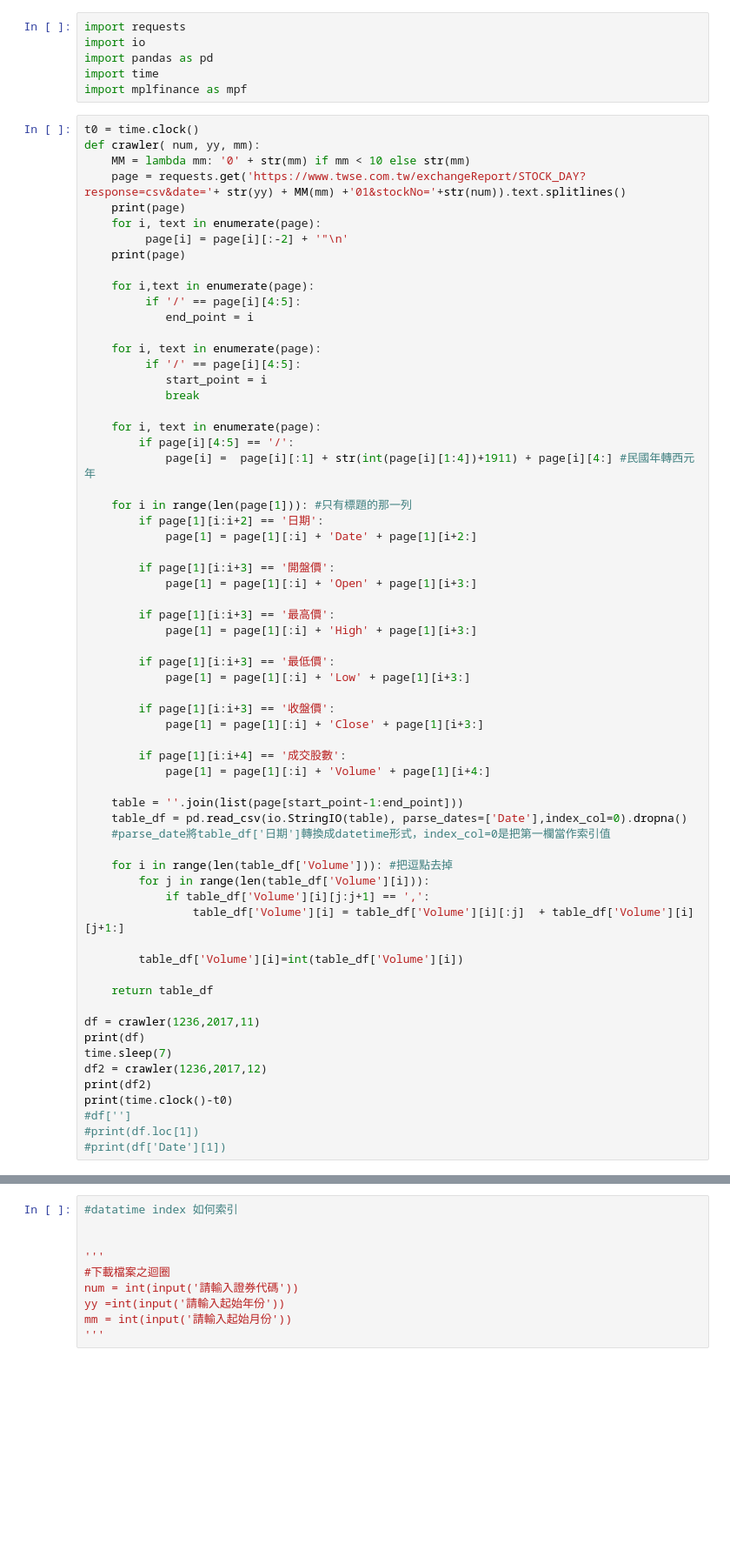
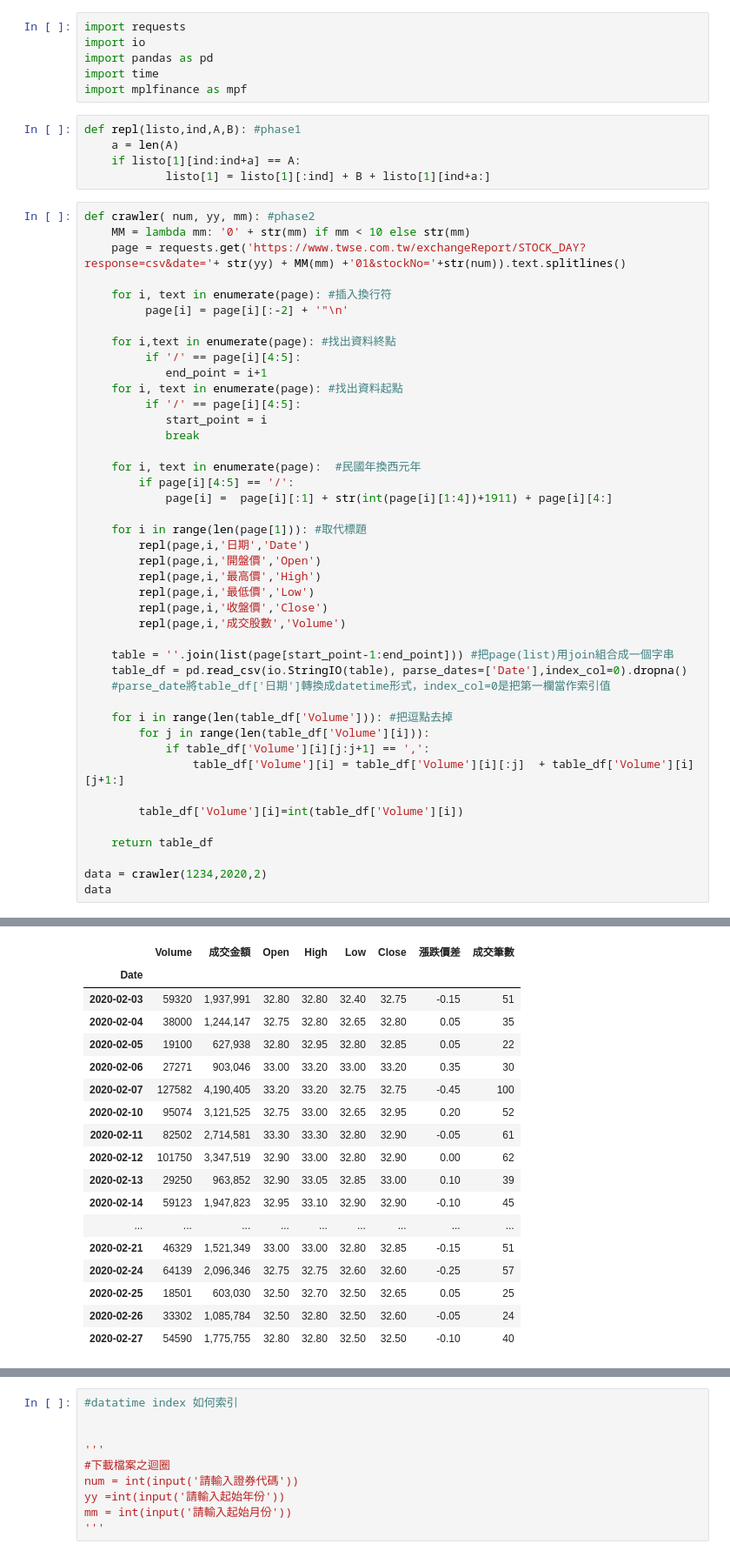
Before and after one commit to Skya-neko/demo, a Jupyter notebook: TWSE crawler (Self-definition).ipynb, the cells around one changed output, grey strips where cells are left out. Shown: that part at 87% size. Cells and saved outputs as stored; diff of their text form; blank space fills up the shorter version.

```diff
--- a/TWSE crawler (Self-definition).ipynb
+++ b/TWSE crawler (Self-definition).ipynb
@@ -21,49 +21,40 @@ import io
 import pandas as pd
 import time
 import mplfinance as mpf
+# %%
+def repl(listo,ind,A,B): #phase1
+    a = len(A)
+    if listo[1][ind:ind+a] == A:
+            listo[1] = listo[1][:ind] + B + listo[1][ind+a:]
 # %%
-t0 = time.clock()
-def crawler( num, yy, mm):
+def crawler( num, yy, mm): #phase2
     MM = lambda mm: '0' + str(mm) if mm < 10 else str(mm)
     page = requests.get('https://www.twse.com.tw/exchangeReport/STOCK_DAY?response=csv&date='+ str(yy) + MM(mm) +'01&stockNo='+str(num)).text.splitlines()
-    print(page)
-    for i, text in enumerate(page):
+
+    for i, text in enumerate(page): #插入換行符
          page[i] = page[i][:-2] + '"\n'
-    print(page)
 
-    for i,text in enumerate(page):
+    for i,text in enumerate(page): #找出資料終點
          if '/' == page[i][4:5]:
-            end_point = i
-
-    for i, text in enumerate(page):
+            end_point = i+1
+    for i, text in enumerate(page): #找出資料起點
          if '/' == page[i][4:5]:
             start_point = i
             break
 
-    for i, text in enumerate(page):
+    for i, text in enumerate(page):  #民國年換西元年
         if page[i][4:5] == '/':
-            page[i] =  page[i][:1] + str(int(page[i][1:4])+1911) + page[i][4:] #民國年轉西元年
+            page[i] =  page[i][:1] + str(int(page[i][1:4])+1911) + page[i][4:]
 
-    for i in range(len(page[1])): #只有標題的那一列
-        if page[1][i:i+2] == '日期':
-            page[1] = page[1][:i] + 'Date' + page[1][i+2:]
+    for i in range(len(page[1])): #取代標題
+        repl(page,i,'日期','Date')
+        repl(page,i,'開盤價','Open')
+        repl(page,i,'最高價','High')
+        repl(page,i,'最低價','Low')
+        repl(page,i,'收盤價','Close')
+        repl(page,i,'成交股數','Volume')
 
-        if page[1][i:i+3] == '開盤價':
-            page[1] = page[1][:i] + 'Open' + page[1][i+3:]
-
-        if page[1][i:i+3] == '最高價':
-            page[1] = page[1][:i] + 'High' + page[1][i+3:]
-
-        if page[1][i:i+3] == '最低價':
-            page[1] = page[1][:i] + 'Low' + page[1][i+3:]
-
-        if page[1][i:i+3] == '收盤價':
-            page[1] = page[1][:i] + 'Close' + page[1][i+3:]
-
-        if page[1][i:i+4] == '成交股數':
-            page[1] = page[1][:i] + 'Volume' + page[1][i+4:]
-
-    table = ''.join(list(page[start_point-1:end_point]))
+    table = ''.join(list(page[start_point-1:end_point])) #把page(list)用join組合成一個字串
     table_df = pd.read_csv(io.StringIO(table), parse_dates=['Date'],index_col=0).dropna()
     #parse_date將table_df['日期']轉換成datetime形式，index_col=0是把第一欄當作索引值
 
@@ -76,13 +67,6 @@ def crawler( num, yy, mm):
 
     return table_df
 
-df = crawler(1236,2017,11)
-print(df)
-time.sleep(7)
-df2 = crawler(1236,2017,12)
-print(df2)
-print(time.clock()-t0)
-#df['']
-#print(df.loc[1])
-#print(df['Date'][1])
+data = crawler(1234,2020,2)
+data
 # %% [output]
@@ -113,0 +79,18 @@ Date
+|  | Volume | 成交金額 | Open | High | Low | Close | 漲跌價差 | 成交筆數 |
+| Date |  |  |  |  |  |  |  |  |
+| 2020-02-03 | 59320 | 1,937,991 | 32.80 | 32.80 | 32.40 | 32.75 | -0.15 | 51 |
+| 2020-02-04 | 38000 | 1,244,147 | 32.75 | 32.80 | 32.65 | 32.80 | 0.05 | 35 |
+| 2020-02-05 | 19100 | 627,938 | 32.80 | 32.95 | 32.80 | 32.85 | 0.05 | 22 |
+| 2020-02-06 | 27271 | 903,046 | 33.00 | 33.20 | 33.00 | 33.20 | 0.35 | 30 |
+| 2020-02-07 | 127582 | 4,190,405 | 33.20 | 33.20 | 32.75 | 32.75 | -0.45 | 100 |
+| 2020-02-10 | 95074 | 3,121,525 | 32.75 | 33.00 | 32.65 | 32.95 | 0.20 | 52 |
+| 2020-02-11 | 82502 | 2,714,581 | 33.30 | 33.30 | 32.80 | 32.90 | -0.05 | 61 |
+| 2020-02-12 | 101750 | 3,347,519 | 32.90 | 33.00 | 32.80 | 32.90 | 0.00 | 62 |
+| 2020-02-13 | 29250 | 963,852 | 32.90 | 33.05 | 32.85 | 33.00 | 0.10 | 39 |
+| 2020-02-14 | 59123 | 1,947,823 | 32.95 | 33.10 | 32.90 | 32.90 | -0.10 | 45 |
+| ... | ... | ... | ... | ... | ... | ... | ... | ... |
+| 2020-02-21 | 46329 | 1,521,349 | 33.00 | 33.00 | 32.80 | 32.85 | -0.15 | 51 |
+| 2020-02-24 | 64139 | 2,096,346 | 32.75 | 32.75 | 32.60 | 32.60 | -0.25 | 57 |
+| 2020-02-25 | 18501 | 603,030 | 32.50 | 32.70 | 32.50 | 32.65 | 0.05 | 25 |
+| 2020-02-26 | 33302 | 1,085,784 | 32.50 | 32.80 | 32.50 | 32.60 | -0.05 | 24 |
+| 2020-02-27 | 54590 | 1,775,755 | 32.80 | 32.80 | 32.50 | 32.50 | -0.10 | 40 |
```
Also changed, not shown: parts of 6 cells of this notebook.
